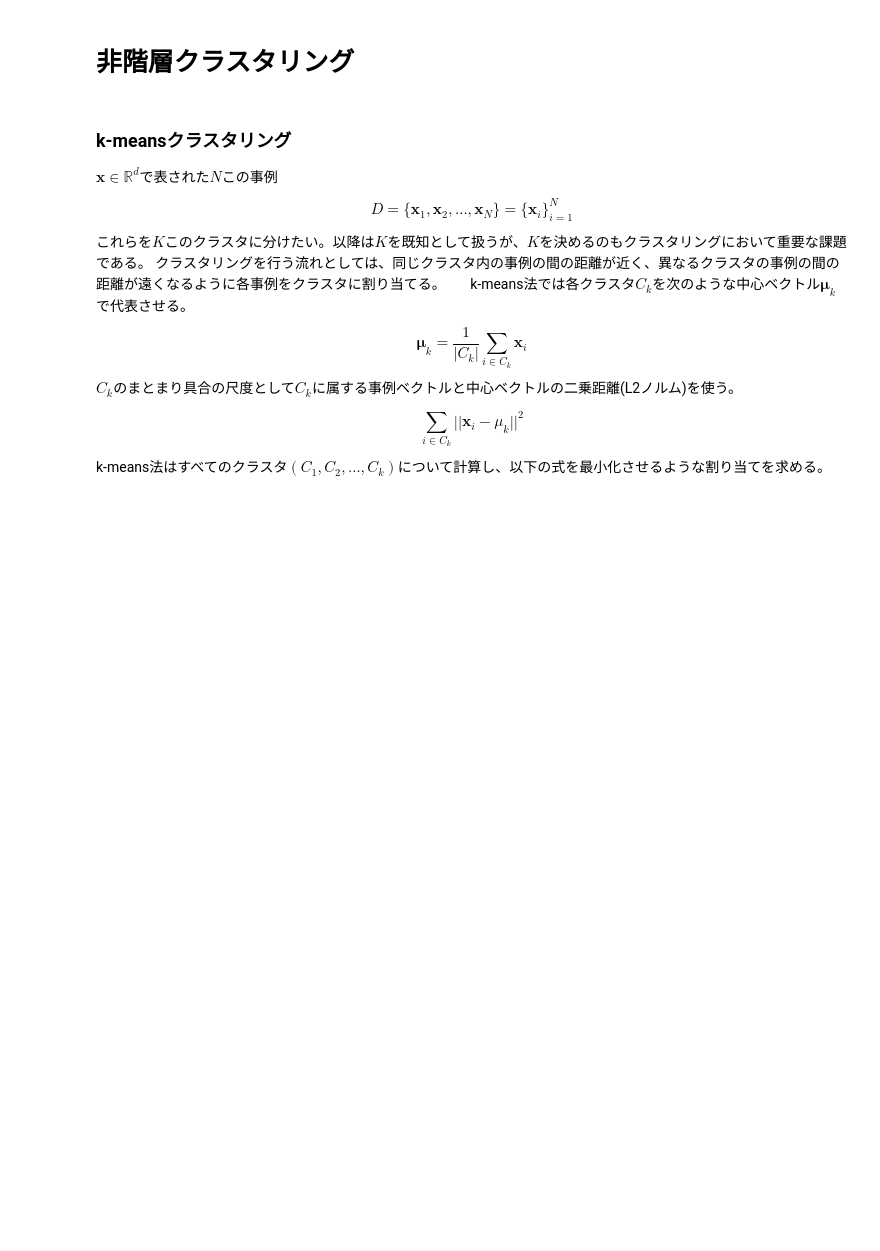
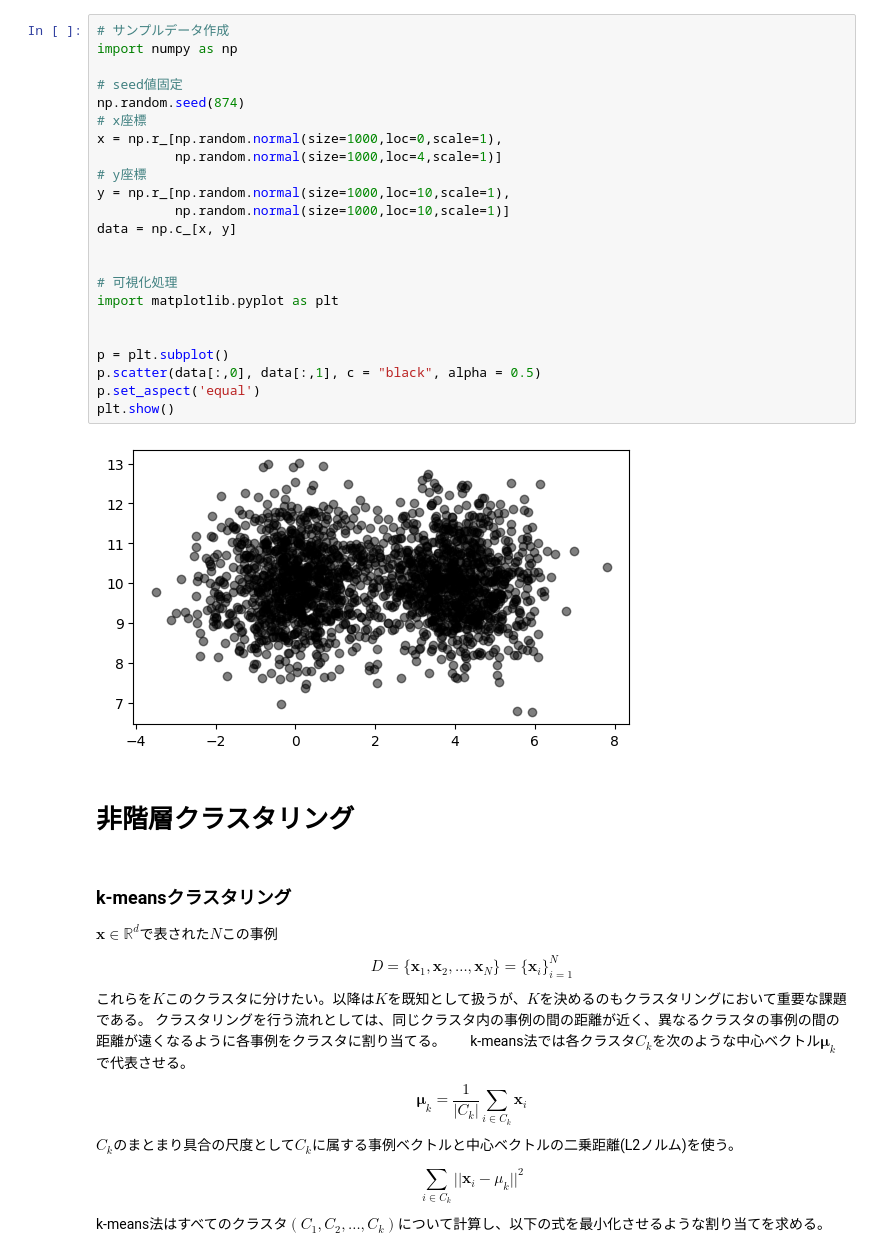
Before and after one commit to aice-ice/Senior-project, a Jupyter notebook: non-hierarchical_cluster_analysis.ipynb, the cells around one changed output. Cells and saved outputs as stored; diff of their text form; blank space fills up the shorter version.

```diff
--- a/non-hierarchical_cluster_analysis.ipynb
+++ b/non-hierarchical_cluster_analysis.ipynb
@@ -1,3 +1,28 @@
+# %%
+# サンプルデータ作成
+import numpy as np
+
+# seed値固定
+np.random.seed(874)
+# x座標
+x = np.r_[np.random.normal(size=1000,loc=0,scale=1),
+          np.random.normal(size=1000,loc=4,scale=1)]
+# y座標
+y = np.r_[np.random.normal(size=1000,loc=10,scale=1),
+          np.random.normal(size=1000,loc=10,scale=1)]
+data = np.c_[x, y]
+
+
+# 可視化処理
+import matplotlib.pyplot as plt
+
+
+p = plt.subplot()
+p.scatter(data[:,0], data[:,1], c = "black", alpha = 0.5)
+p.set_aspect('equal')
+plt.show()
+# %% [output]
+[figure, added]
 # %% [markdown]
 # 非階層クラスタリング
 # %% [markdown]
```
Also changed, not shown: parts of 2 cells of this notebook.
